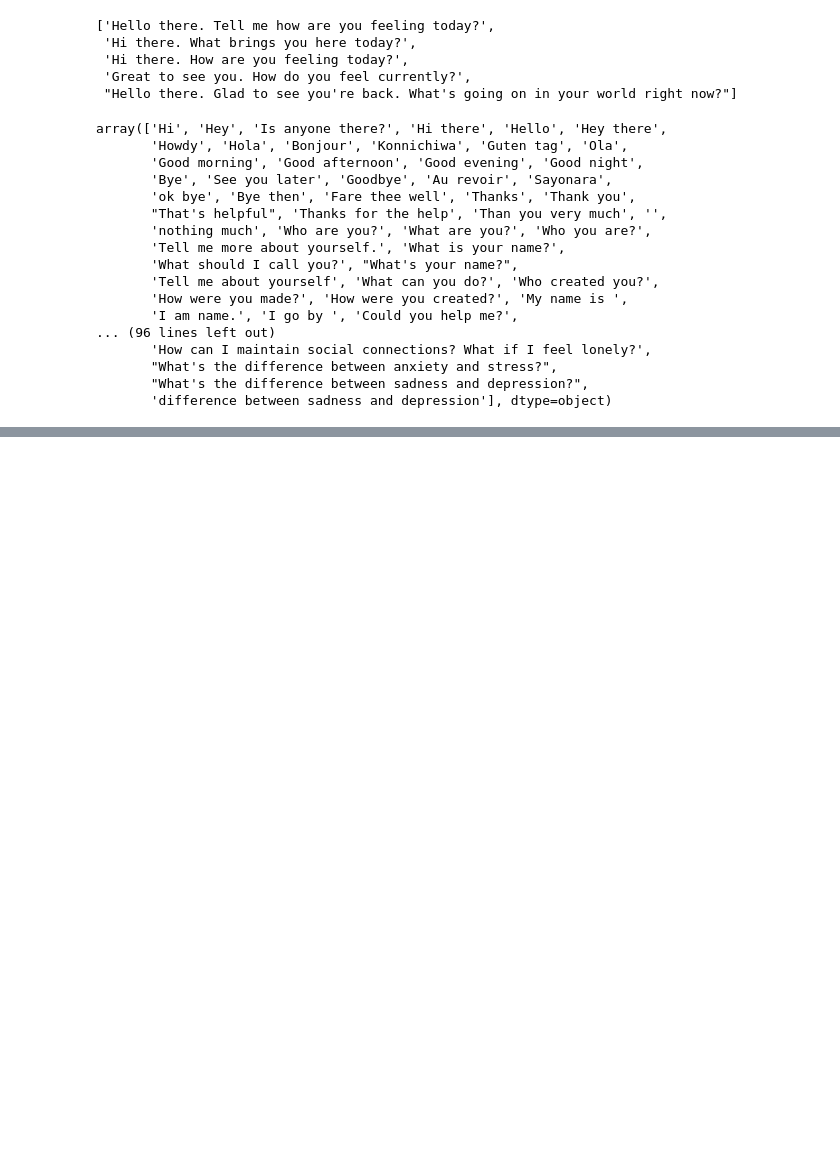
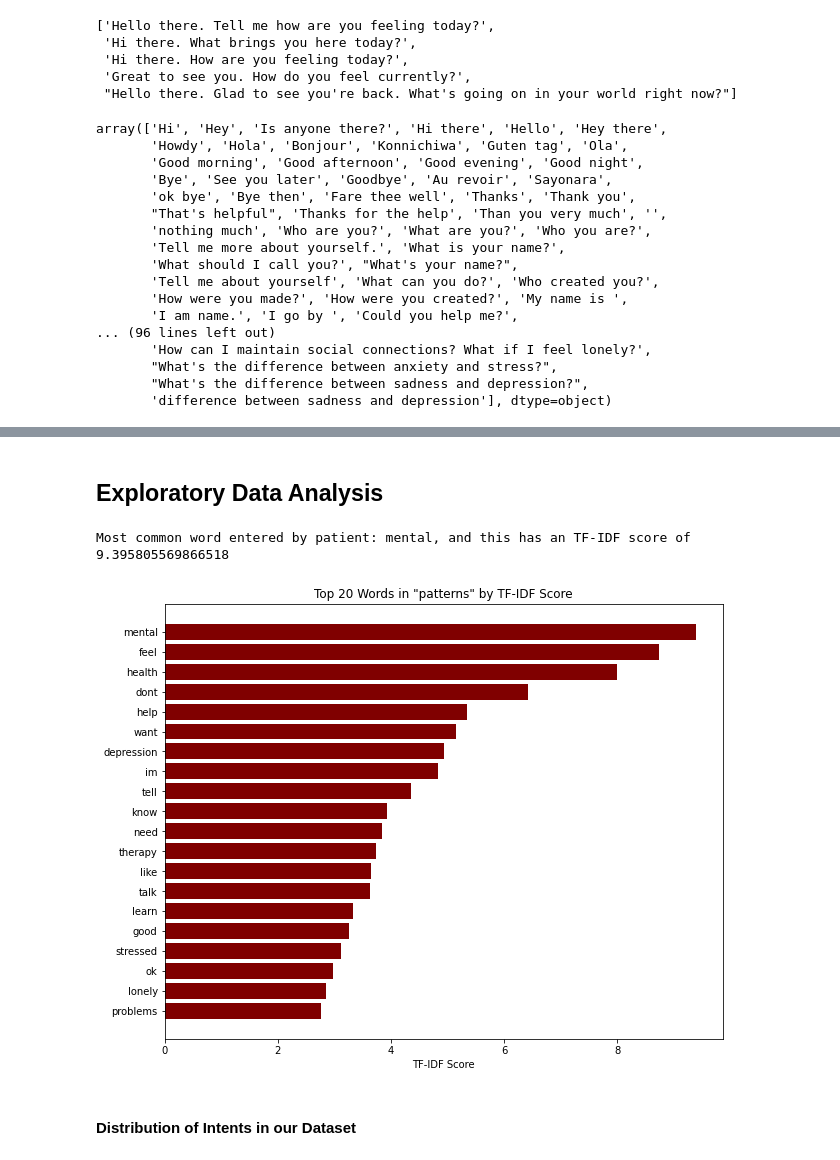
Before and after one commit to ShivangiG24/Mental-Health, a Jupyter notebook: math189-project-eda.ipynb, the cells around one changed output, grey strips where cells are left out. Cells and saved outputs as stored; diff of their text form; code cells hidden in the pictures; blank space fills up the shorter version.

```diff
--- a/math189-project-eda.ipynb
+++ b/math189-project-eda.ipynb
@@ -126,0 +90,6 @@ array(['Hi', 'Hey', 'Is anyone there?', 'Hi there', 'Hello', 'Hey there',
+# %%
+def preprocess_text(text):
+    text = text.lower()
+    text = re.sub(r'[^a-z\s]', '', text) # remove punctuation/numbers
+    text = ' '.join(text.split())
+    return text
@@ -126,0 +104,4 @@ array(['Hi', 'Hey', 'Is anyone there?', 'Hi there', 'Hello', 'Hey there',
+# %%
+df['tag'] = df['tag'].apply(preprocess_text)
+df['patterns'] = df['patterns'].apply(preprocess_text)
+df['responses'] = df['responses'].apply(lambda responses: [preprocess_text(response) for response in responses if isinstance(response, str)])
@@ -126,0 +124,30 @@ array(['Hi', 'Hey', 'Is anyone there?', 'Hi there', 'Hello', 'Hey there',
+# %% [markdown]
+## Exploratory Data Analysis
+# %%
+vectorizer = TfidfVectorizer(stop_words='english')
+X = vectorizer.fit_transform(df['patterns'])
+terms = vectorizer.get_feature_names()
+tfidf_matrix = X.toarray()
+
+
+term_tfidf = dict(zip(terms, tfidf_matrix.sum(axis=0)))
+# %%
+sorted_terms = sorted(term_tfidf.items(), key=lambda item: item[1], reverse=True)
+
+top_terms = sorted_terms[:20]
+words, scores = zip(*top_terms)
+# %%
+print("Most common word entered by patient: " + str(words[0]) +", and this has an TF-IDF score of " + str(scores[0]))
+# %% [output]
+Most common word entered by patient: mental, and this has an TF-IDF score of 9.395805569866518
+# %%
+plt.figure(figsize=(10, 8))
+plt.barh(words, scores, color='maroon')
+plt.xlabel('TF-IDF Score')
+plt.title('Top 20 Words in "patterns" by TF-IDF Score')
+plt.gca().invert_yaxis()
+plt.show()
+# %% [output]
+[figure, added]
+# %% [markdown]
+#### Distribution of Intents in our Dataset
```
Also changed, not shown: parts of 31 cells of this notebook.
